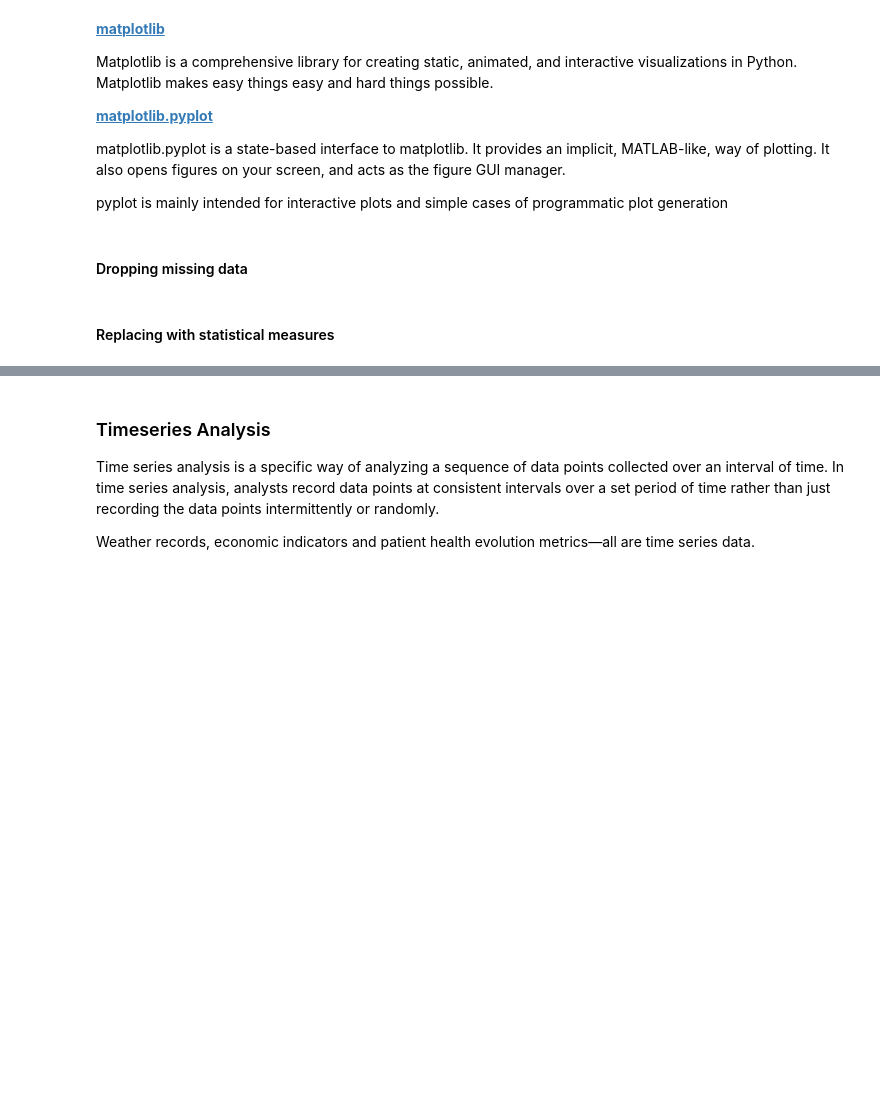
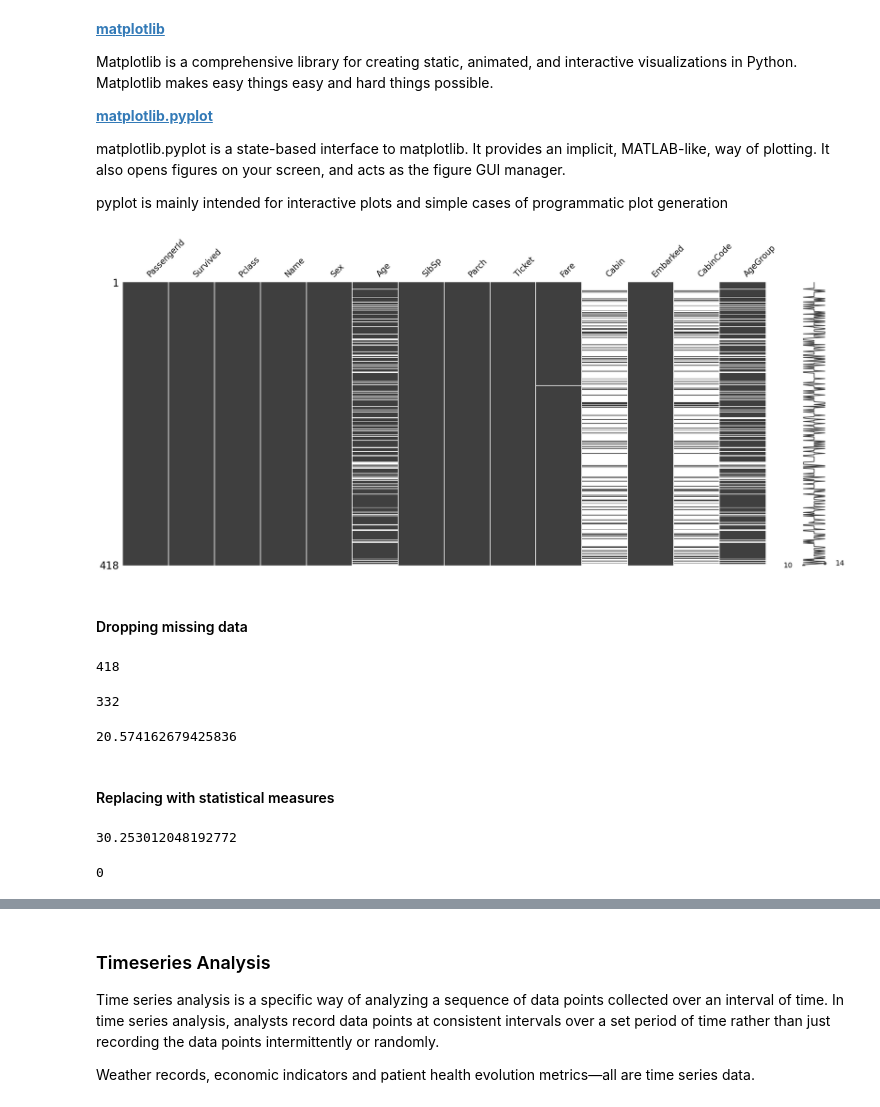
Before and after one commit to hlauriejones/INFO2201_summerNotes, a Jupyter notebook: w6d2_EDAcont_students.ipynb, the cells around one changed output, grey strips where cells are left out. Cells and saved outputs as stored; diff of their text form; code cells hidden in the pictures; blank space fills up the shorter version.

```diff
--- a/w6d2_EDAcont_students.ipynb
+++ b/w6d2_EDAcont_students.ipynb
@@ -564,15 +604,38 @@ pyplot is mainly intended for interactive plots and simple cases of programmatic
 import matplotlib.pyplot as plt
 # %%
 #check out the missingno for the whole dataset
+
+msno.matrix(titanicDf)
+plt.show()
+# %% [output]
+[figure, added]
 # %% [markdown]
 #### Dropping missing data
+# %%
+len(titanicDf)
+# %% [output]
+418
 # %%
 #drop the na from age
+
+titanic_clean_dropped = titanicDf.dropna(subset = ["Age"])
+len(titanic_clean_dropped)
+# %% [output]
+332
 # %%
 #what percentage of the na subset
+
+(len(titanicDf) - len(titanic_clean_dropped))/(len(titanicDf))*100
+# %% [output]
+20.574162679425836
 # %% [markdown]
 #### Replacing with statistical measures
 # %%
 #get the age mean
+
+age_mean = titanicDf["Age"].mean()
+age_mean
+# %% [output]
+30.253012048192772
 # %%
 #fill the na with the average
@@ -579,2 +644,6 @@ import matplotlib.pyplot as plt
 # %%
 #check for missing values
+
+titanicDf['Age'].isna().sum()
+# %% [output]
+0
```
Also changed, not shown: parts of 19 cells of this notebook.
